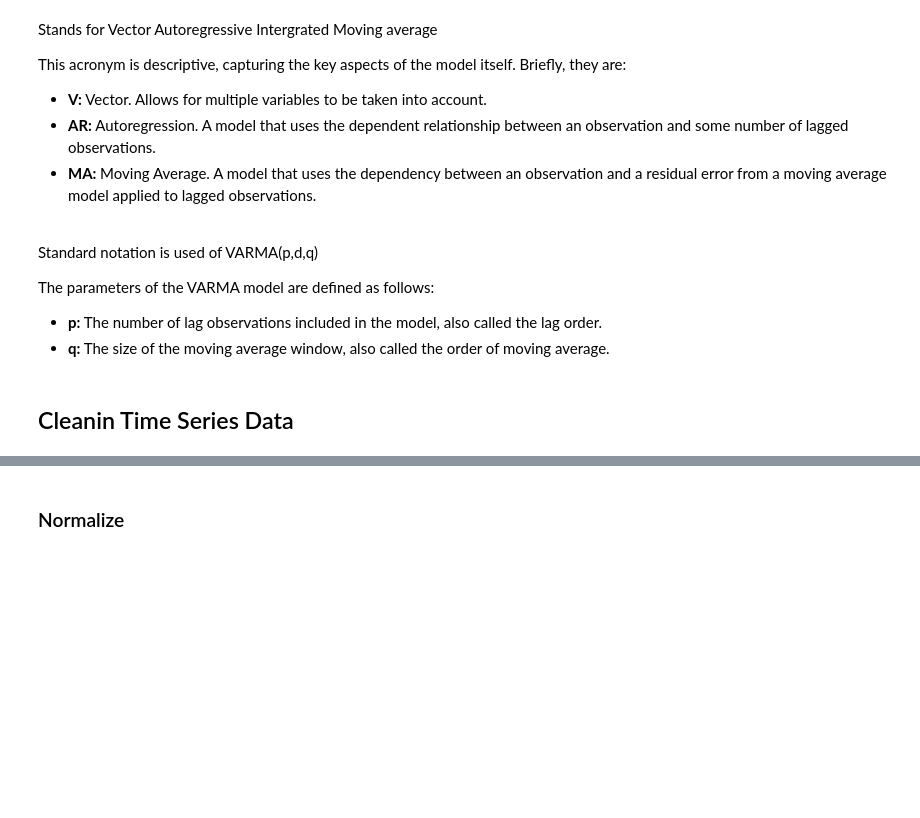
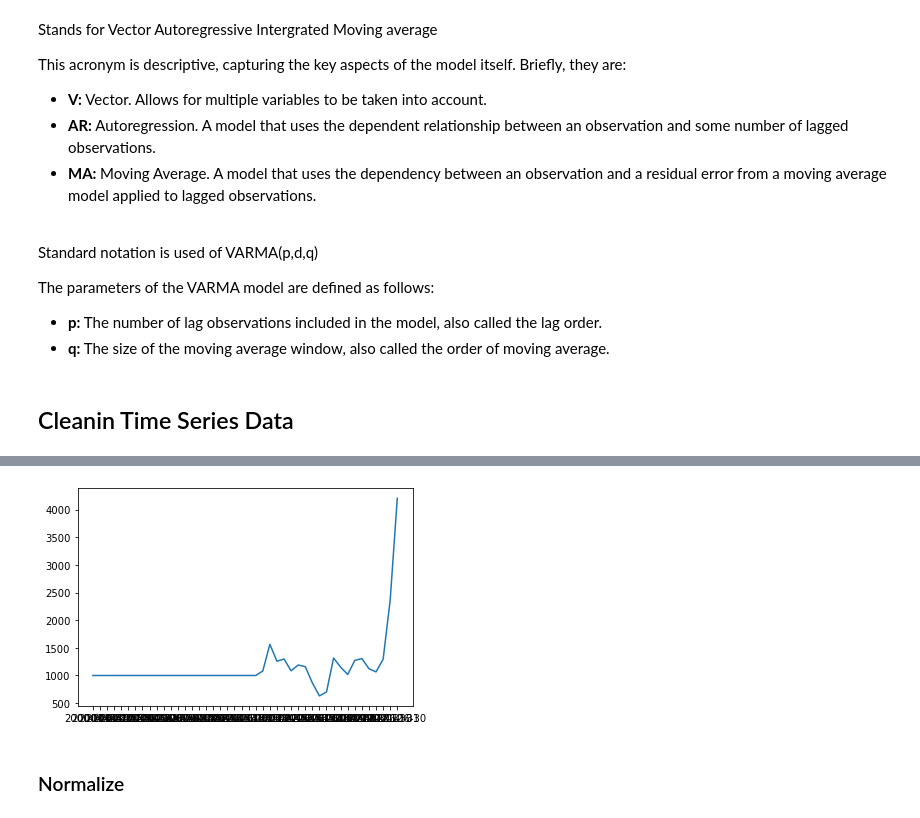
Before and after one commit to ADSMining/Mining, a Jupyter notebook: Notebooks/Modelling_notebooks/VARMA.ipynb, the cells around one changed output, grey strips where cells are left out. Cells and saved outputs as stored; diff of their text form; code cells hidden in the pictures; blank space fills up the shorter version.

```diff
--- a/Notebooks/Modelling_notebooks/VARMA.ipynb
+++ b/Notebooks/Modelling_notebooks/VARMA.ipynb
@@ -43,3 +87,9 @@ df2 = pd.read()
+# %%
+#plot for EBITDA
+plt.plot(Dates,Feature['Shipping costs_Shipping costs'])
+plt.show()
+# %% [output]
+[figure, added]
 # %% [markdown]
 ### Normalize
 # %%
```
Also changed, not shown: parts of 32 cells of this notebook.
